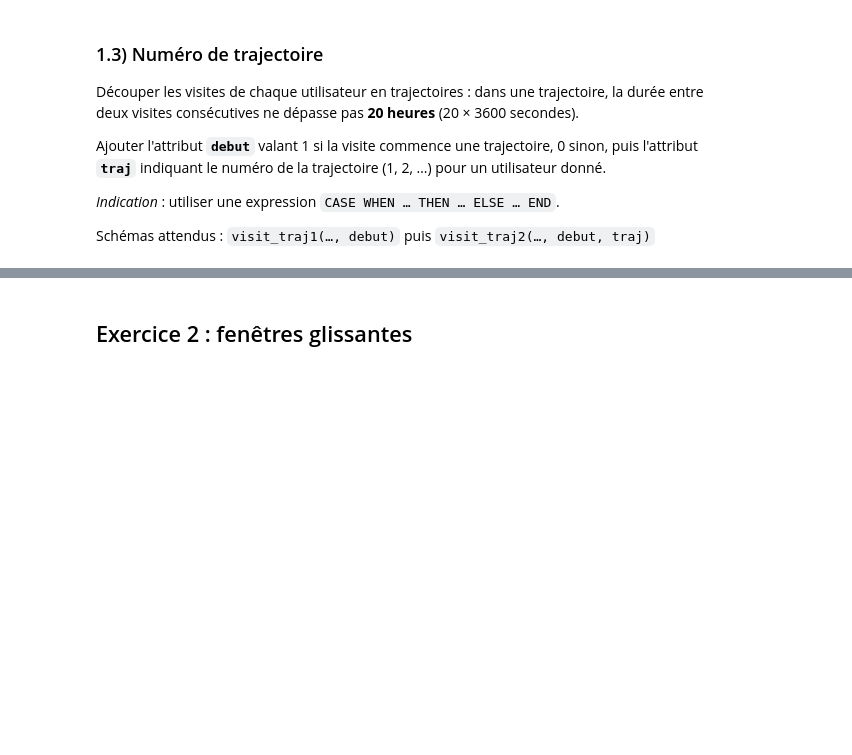
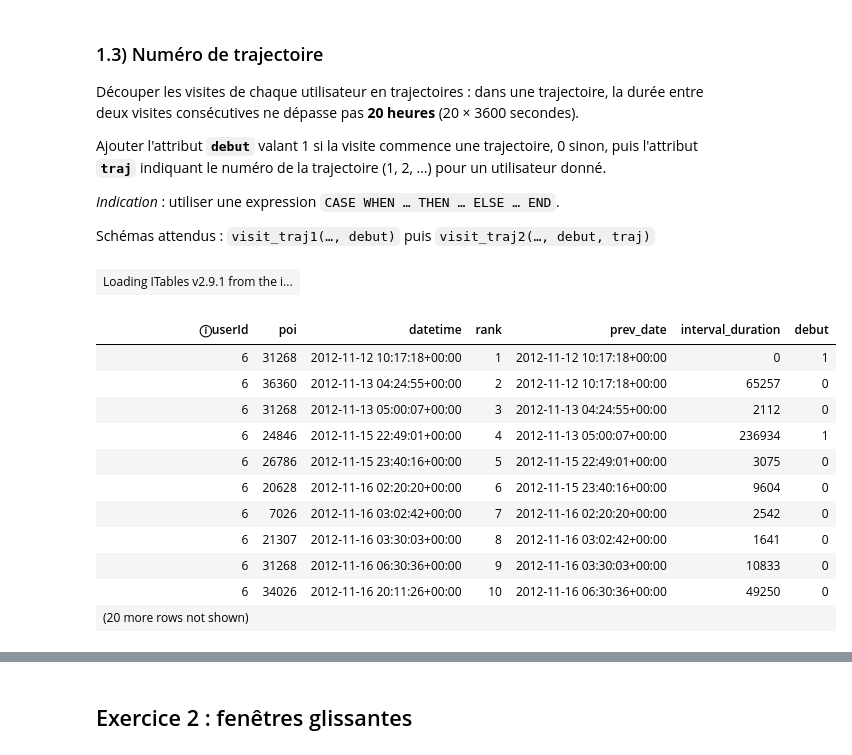
Before and after one commit to cwilson-su/Large-Scale-Data-Analytics-Labs, a Jupyter notebook: LAB2_2026_Fenetres_avec_duckdb.ipynb, the cells around one changed output, grey strips where cells are left out. Cells and saved outputs as stored; diff of their text form; code cells hidden in the pictures; blank space fills up the shorter version.

```diff
--- a/LAB2_2026_Fenetres_avec_duckdb.ipynb
+++ b/LAB2_2026_Fenetres_avec_duckdb.ipynb
@@ -1033,0 +1093,15 @@ display(visit_duration)
+# %%
+visit_prev_date = db.sql("""
+SELECT
+    userId,
+    poi,
+    datetime,
+    rank,
+    COALESCE(
+        LAG(datetime) OVER (PARTITION BY userId ORDER BY datetime),
+        datetime
+    ) AS prev_date
+FROM visit_rank
+""")
+
+display(visit_prev_date)
@@ -1055,0 +1161,26 @@ display(visit_traj2)
+# %%
+visit_traj1 = db.sql("""
+SELECT
+    *,
+    CASE
+        WHEN rank = 1 OR interval_duration > 20 * 3600 THEN 1
+        ELSE 0
+    END AS debut
+FROM visit_duration
+""")
+
+display(visit_traj1)
+# %% [output]
+| Loading ITables v2.9.1 from the i... |
+| ⓘuserId | poi | datetime | rank | prev_date | interval_duration | debut |
+| 6 | 31268 | 2012-11-12 10:17:18+00:00 | 1 | 2012-11-12 10:17:18+00:00 | 0 | 1 |
+| 6 | 36360 | 2012-11-13 04:24:55+00:00 | 2 | 2012-11-12 10:17:18+00:00 | 65257 | 0 |
+| 6 | 31268 | 2012-11-13 05:00:07+00:00 | 3 | 2012-11-13 04:24:55+00:00 | 2112 | 0 |
+| 6 | 24846 | 2012-11-15 22:49:01+00:00 | 4 | 2012-11-13 05:00:07+00:00 | 236934 | 1 |
+| 6 | 26786 | 2012-11-15 23:40:16+00:00 | 5 | 2012-11-15 22:49:01+00:00 | 3075 | 0 |
+| 6 | 20628 | 2012-11-16 02:20:20+00:00 | 6 | 2012-11-15 23:40:16+00:00 | 9604 | 0 |
+| 6 | 7026 | 2012-11-16 03:02:42+00:00 | 7 | 2012-11-16 02:20:20+00:00 | 2542 | 0 |
+| 6 | 21307 | 2012-11-16 03:30:03+00:00 | 8 | 2012-11-16 03:02:42+00:00 | 1641 | 0 |
+| 6 | 31268 | 2012-11-16 06:30:36+00:00 | 9 | 2012-11-16 03:30:03+00:00 | 10833 | 0 |
+| 6 | 34026 | 2012-11-16 20:11:26+00:00 | 10 | 2012-11-16 06:30:36+00:00 | 49250 | 0 |
+| (20 more rows not shown) |  |  |  |  |  |  |
```
Also changed, not shown: parts of 13 cells of this notebook.
